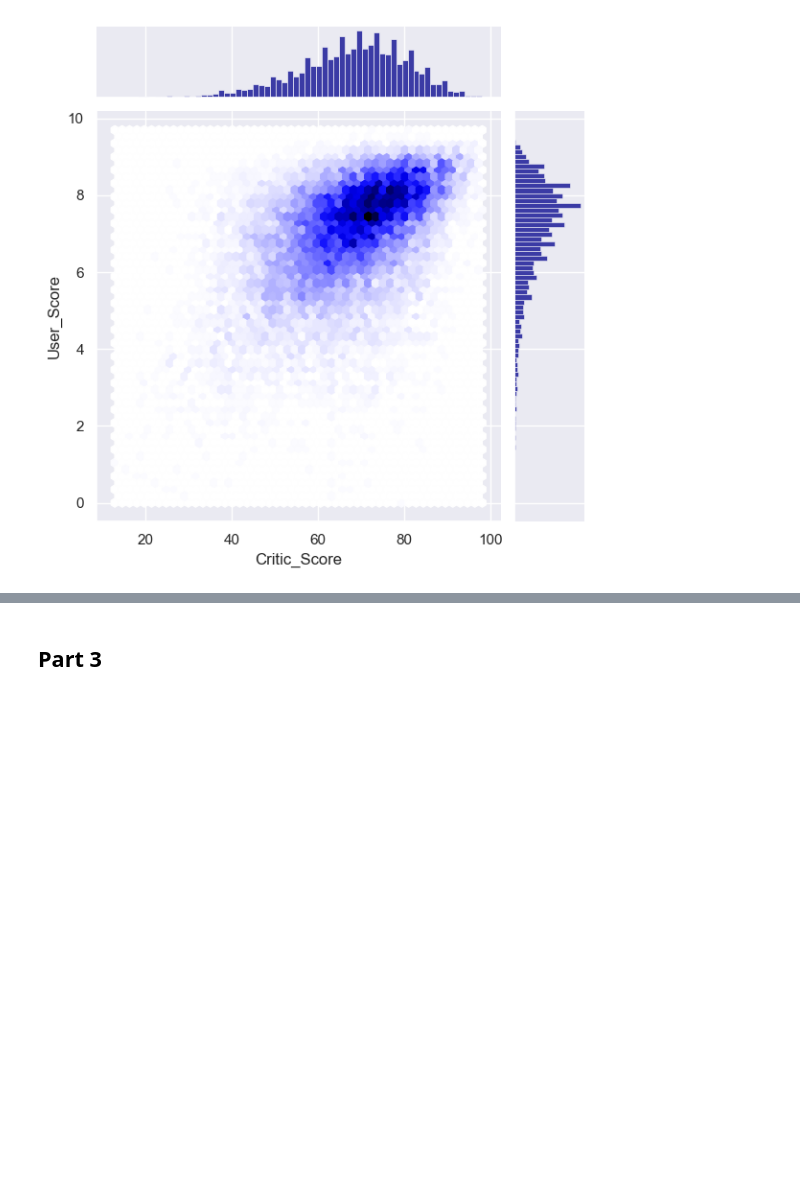
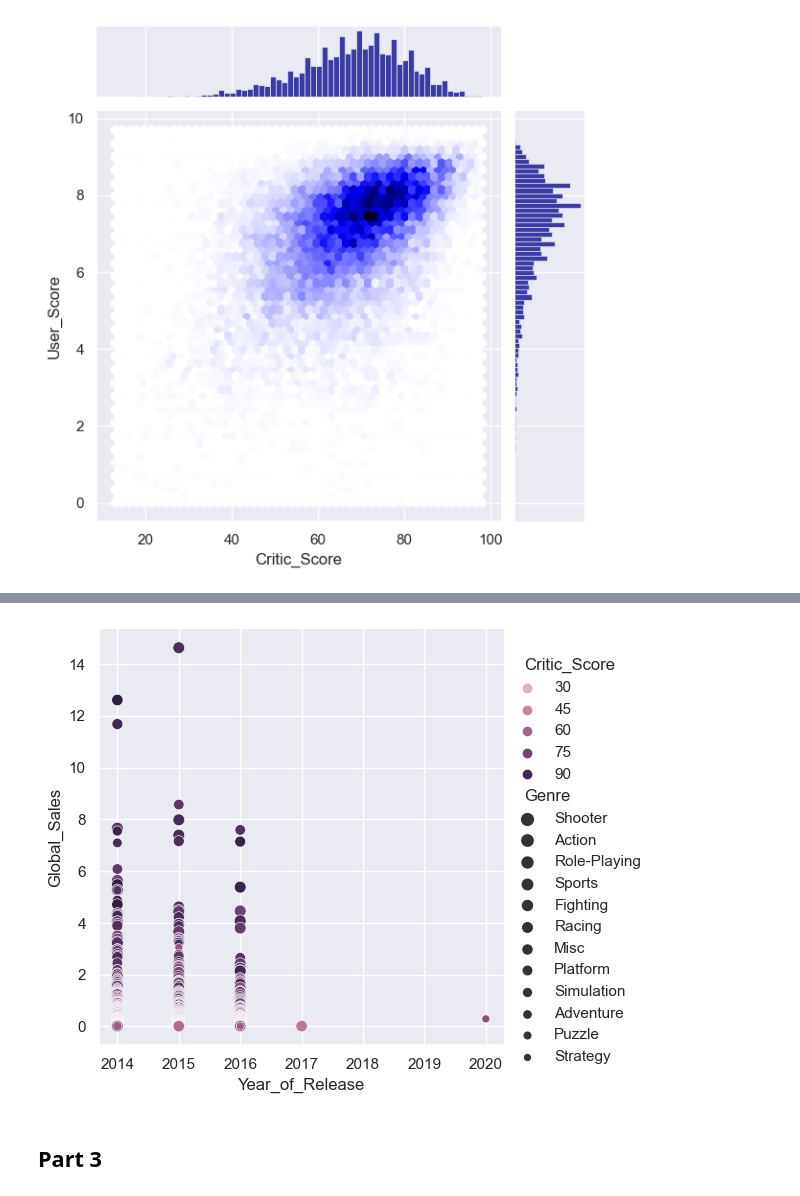
Before and after one commit to Daniela-MB/Data_visualisation_video_games_analysis, a Jupyter notebook: DanielaMarianoBarreto_DVizHDip_CA1.ipynb, the cells around one changed output, grey strips where cells are left out. Drawn from its saved outputs; the diff is of its cells as text; code cells hidden in the pictures; blank space fills up the shorter version.

```diff
--- a/DanielaMarianoBarreto_DVizHDip_CA1.ipynb
+++ b/DanielaMarianoBarreto_DVizHDip_CA1.ipynb
@@ -821,0 +834,3 @@ sns.jointplot(data=df_int, x="Critic_Score", y="User_Score", kind="hex", color="
+# %%
+games_from2024 = df_int[df_int['Year_of_Release'] >= 2014]
+games_from2024
@@ -822,3 +851,7 @@ sns.jointplot(data=df_int, x="Critic_Score", y="User_Score", kind="hex", color="
+# %%
+sns.relplot(data=games_from2024, x="Year_of_Release", y="Global_Sales", hue="Critic_Score", size="Genre");
+# %% [output]
+[figure, added]
 # %% [markdown]
 ## Part 3
 # %% [markdown]
```
Also changed, not shown: parts of 24 cells of this notebook.
